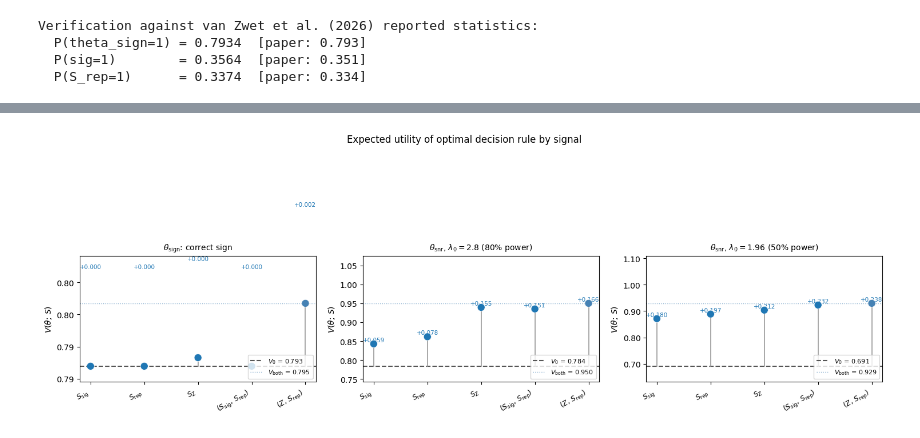
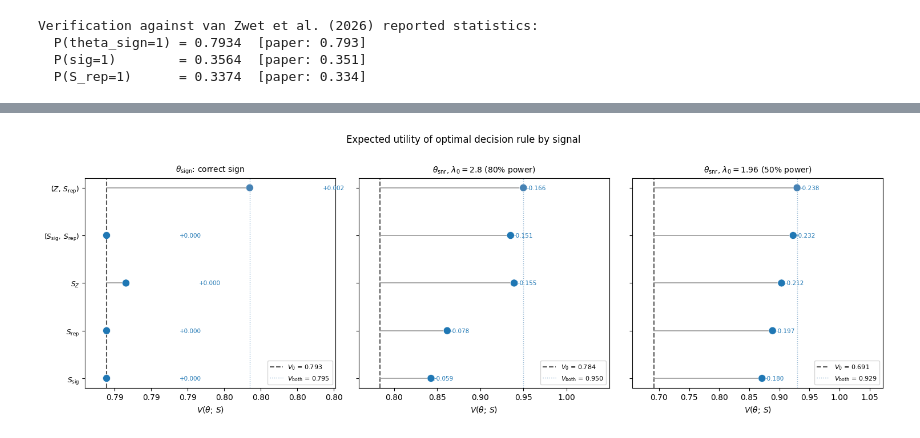
Before and after one commit to jhullman/AI_metascience_spec, a Jupyter notebook: vanzwet_voi_analysis.ipynb, the cells around one changed output, grey strips where cells are left out. Cells and saved outputs as stored; diff of their text form; code cells hidden in the pictures.

```diff
--- a/vanzwet_voi_analysis.ipynb
+++ b/vanzwet_voi_analysis.ipynb
@@ -445,52 +392,52 @@ signal_labels = [
     '$(S_\\mathrm{sig},\\,S_\\mathrm{rep})$',
     '$(Z,\\,S_\\mathrm{rep})$',
 ]
-x = np.arange(len(signal_labels))
+y = np.arange(len(signal_labels))
 
 panel_titles = [
     '$\\theta_\\mathrm{sign}$: correct sign',
     '$\\theta_\\mathrm{snr}$, $\\lambda_0 = 2.8$ (80% power)',
     '$\\theta_\\mathrm{snr}$, $\\lambda_0 = 1.96$ (50% power)',
 ]
 
-fig, axes = plt.subplots(1, 3, figsize=(15, 5))
+fig, axes = plt.subplots(1, 3, figsize=(15, 5), sharey=True)
 
 for ax, r, title in zip(axes, [res_sign] + res_snr, panel_titles):
     V0    = r['V0']
     Vboth = r['Vboth']
     vals  = [r['Vsig'], r['Vrep'], r['VZ'], r['Vsrep'], Vboth]
 
-    # Baseline (dashed) and ceiling (dotted) reference lines
-    ax.axhline(V0,    color='#555', lw=1.5, ls='--', zorder=1,
+    # Baseline (dashed) and ceiling (dotted) as vertical reference lines
+    ax.axvline(V0,    color='#555', lw=1.5, ls='--', zorder=1,
                label=f'$V_0$ = {V0:.3f}')
-    ax.axhline(Vboth, color='steelblue', lw=1, ls=':', alpha=0.6, zorder=1,
+    ax.axvline(Vboth, color='steelblue', lw=1, ls=':', alpha=0.6, zorder=1,
                label=f'$V_\\mathrm{{both}}$ = {Vboth:.3f}')
 
-    # Lollipop stems from V0 to each dot
-    for xi, vi in zip(x, vals):
-        ax.plot([xi, xi], [V0, vi], color='#999', lw=1.2, zorder=2)
+    # Horizontal lollipop stems from V0
+    for yi, vi in zip(y, vals):
+        ax.plot([V0, vi], [yi, yi], color='#999', lw=1.2, zorder=2)
 
-    # Dots — last one (V_both) in a different shade to show it matches the ceiling
+    # Dots
     dot_colors = ['#1f77b4'] * (len(vals) - 1) + ['steelblue']
-    ax.scatter(x, vals, color=dot_colors, s=90, zorder=4, edgecolors='white', linewidths=0.5)
+    ax.scatter(vals, y, color=dot_colors, s=90, zorder=4, edgecolors='white', linewidths=0.5)
 
-    # Delta annotations above each dot
-    for xi, vi in zip(x, vals):
+    # Delta annotations to the right of each dot
+    for yi, vi in zip(y, vals):
         delta = vi - V0
-        ax.text(xi, vi + 0.003, f'+{delta:.3f}', ha='center', va='bottom',
+        ax.text(vi + 0.001, yi, f'+{delta:.3f}', ha='left', va='center',
                 fontsize=7.5, color='#1f77b4')
 
-    ax.set_xticks(x)
-    ax.set_xticklabels(signal_labels, rotation=30, ha='right', fontsize=9)
+    ax.set_yticks(y)
+    ax.set_yticklabels(signal_labels, fontsize=9)
     ax.set_title(title, fontsize=10, pad=8)
-    ax.set_ylabel('$V(\\theta;\\, S)$')
+    ax.set_xlabel('$V(\\theta;\\, S)$')
     ax.legend(fontsize=8, loc='lower right')
-    margin = (Vboth - V0) * 0.25
-    ax.set_ylim(V0 - margin, Vboth + margin * 3)
-    ax.yaxis.set_major_formatter(ticker.FormatStrFormatter('%.2f'))
+    margin = (Vboth - V0) * 0.15
+    ax.set_xlim(V0 - margin, Vboth + (Vboth - V0) * 0.6)
+    ax.xaxis.set_major_formatter(ticker.FormatStrFormatter('%.2f'))
 
 plt.suptitle('Expected utility of optimal decision rule by signal', fontsize=12, y=1.01)
 plt.tight_layout()
 plt.show()
 # %% [output]
-[figure, old version]
+[figure, new version]
```
Also changed, not shown: parts of 6 cells of this notebook.
